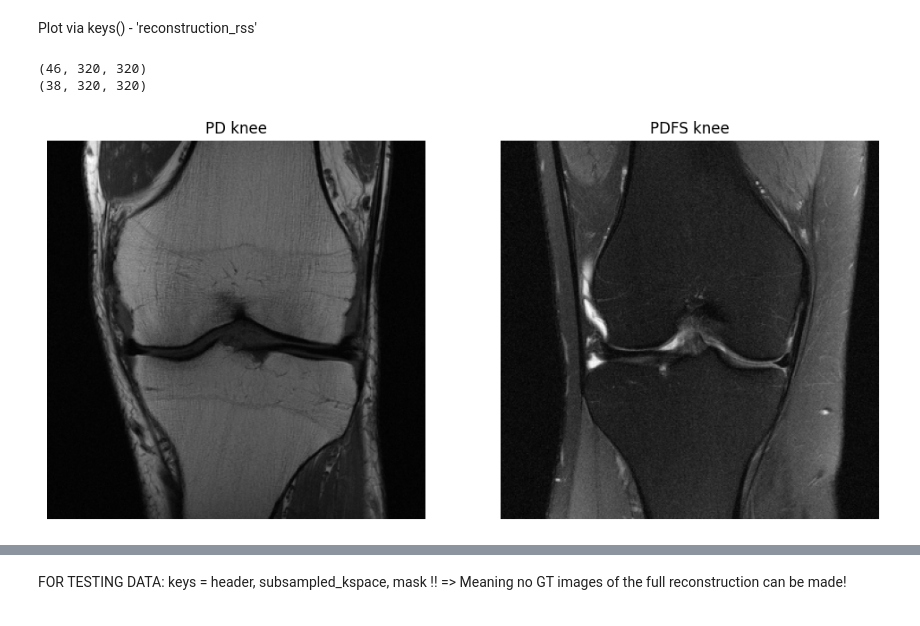
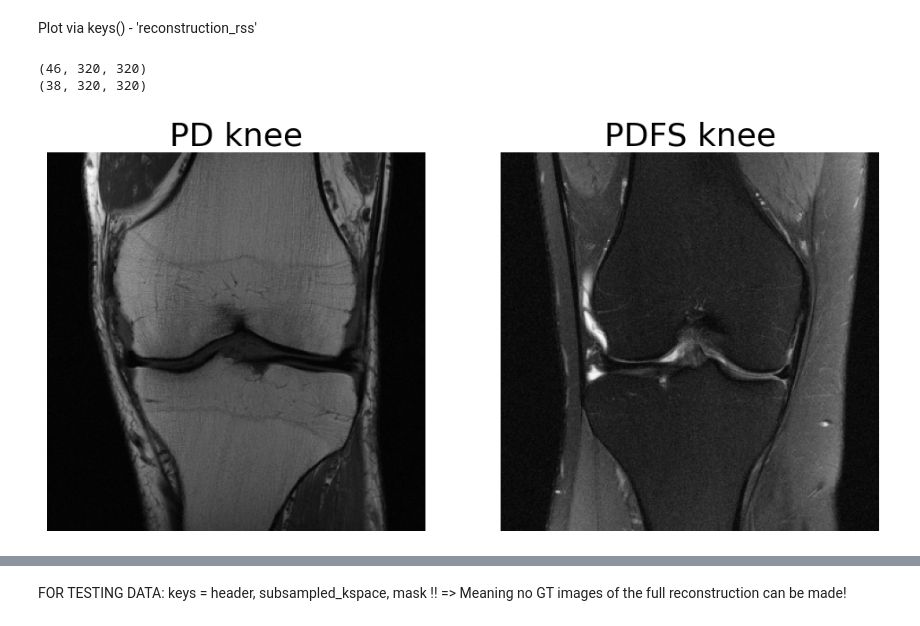
Before and after one commit to AlexSlock/fastMRI-hybrid-modelling, a Jupyter notebook: fastMRI/Knees_withdiffcontrast.ipynb, the cells around one changed output, grey strips where cells are left out. Saved outputs shown, nothing was run; the diff lists cells and outputs as text; code cells hidden in the pictures.

```diff
--- a/fastMRI/Knees_withdiffcontrast.ipynb
+++ b/fastMRI/Knees_withdiffcontrast.ipynb
@@ -51,25 +51,29 @@ Plot via keys() - 'reconstruction_rss'
 # %%
 # check the shape of the data
 print(PD_hf['reconstruction_rss'].shape) # (46, 320, 320)
 print(PDFS_hf['reconstruction_rss'].shape) # (38, 320, 320)
 slice = 20
 
+# Increase the font size of the titles
+plt.rcParams['axes.titlesize'] = 26
+
 # plot PDW knee and PDFS knee side by side
 fig, axs = plt.subplots(1, 2, figsize=(12, 6))
+
 
 # plot PDW knee
 axs[0].imshow(np.flipud(PD_hf['reconstruction_rss'][slice]), cmap='gray')
 axs[0].set_title('PD knee')
 axs[0].axis('off')
 
 # plot PDFS knee
 axs[1].imshow(np.flipud(PDFS_hf['reconstruction_rss'][slice]), cmap='gray')
 axs[1].set_title('PDFS knee')
 axs[1].axis('off')
 
 plt.savefig('/DATASERVER/MIC/GENERAL/STUDENTS/aslock2/figures/PD_PDFS_knee.png') #make sure this is BEFORE plt.show()
 plt.show()
 # %% [output]
 (46, 320, 320)
 (38, 320, 320)
-[figure, old version]
+[figure, new version]
```
Also changed, not shown: parts of 3 cells of this notebook, 11 other files.
